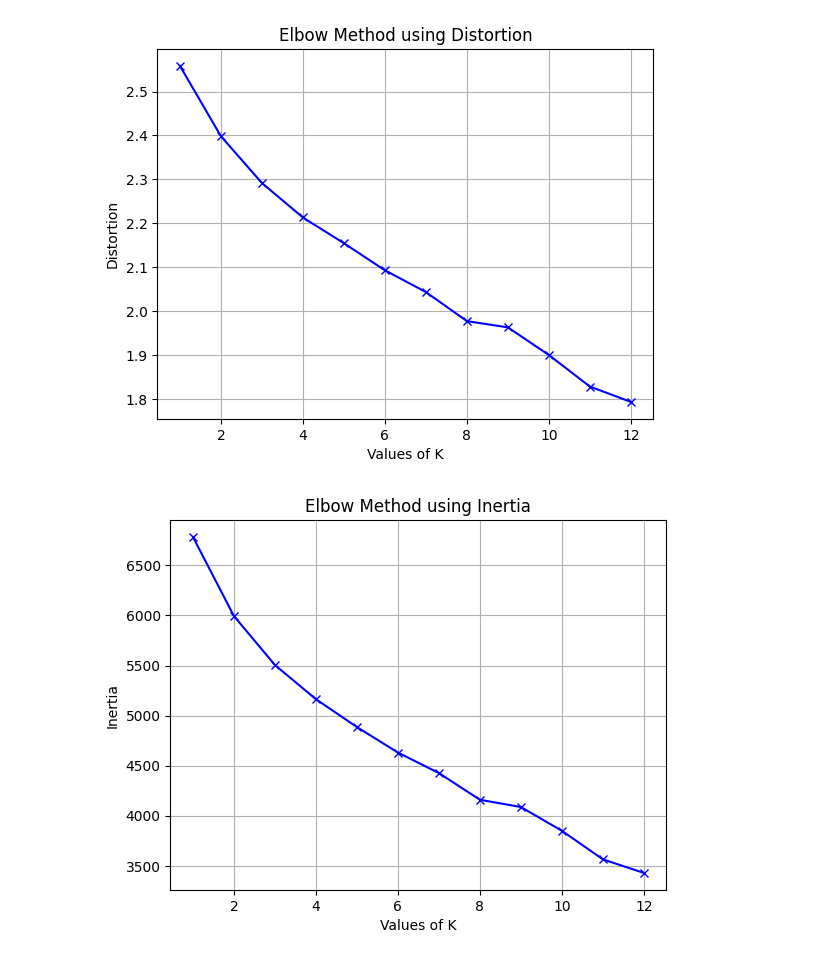
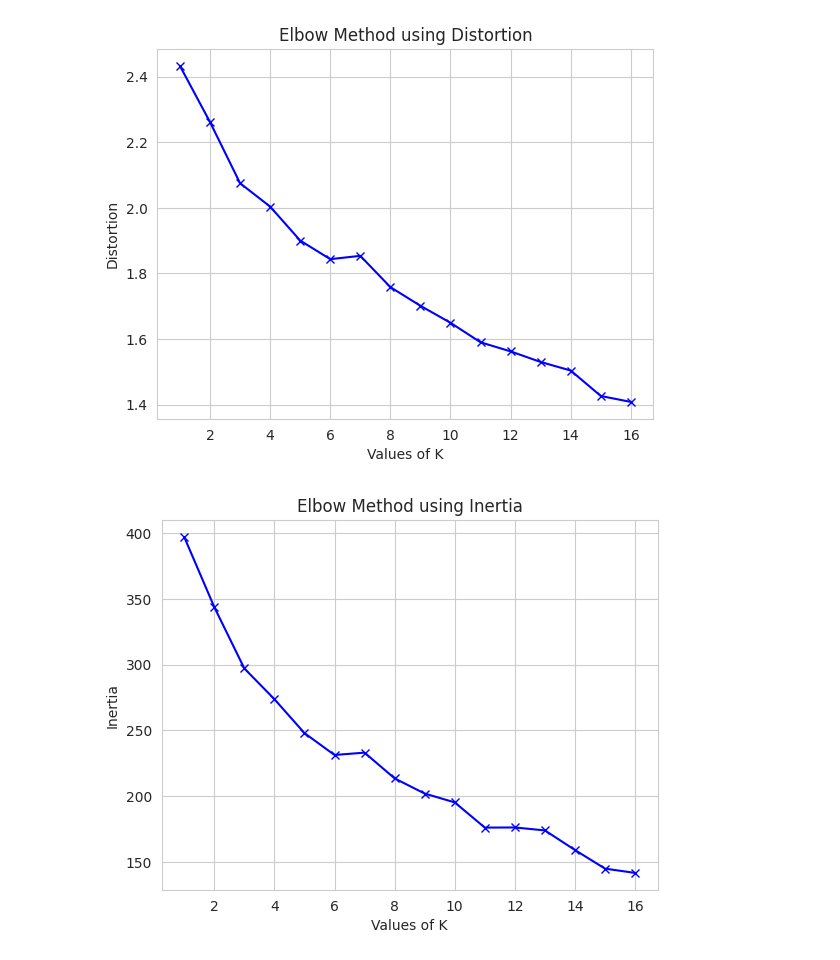
Before and after one commit to EngenhariaSoftwarePUCRS/Inteligencia_Artificial, a Jupyter notebook: Trabalho01/Trabalho01.ipynb, the cells around one changed output. Saved outputs shown, nothing was run; the diff lists cells and outputs as text; code cells hidden in the pictures.

Commit message:
Trabalho - Testing Minimum Dataset

```diff
--- a/Trabalho01/Trabalho01.ipynb
+++ b/Trabalho01/Trabalho01.ipynb
@@ -21,10 +21,6 @@ from typing import Annotated, Literal
 # %%
 # This block contains the dataset initial import and column names
 targetClass = "Outcome"
-X_GANHOU = 'X Ganhou'
-O_GANHOU = 'O Ganhou'
-VELHA = 'Deu Velha'
-TEM_JOGO = 'Tem Jogo'
 columnNames = [
     "Top-Left", "Top-Middle", "Top-Right",
     "Middle-Left", "Middle-Middle", "Middle-Right",
@@ -32,6 +28,6 @@ columnNames = [
     targetClass,
 ]
 dataset = pd.read_csv(
-    "tic-tac-toe-new.data",
+    "tic-tac-toe-minimum.data",
     names=columnNames,
 )
@@ -292,8 +266,8 @@ distortions = []
 # Inércia: Distância dos dados até o centróide mais próximos
 inertias = []
 
-# Testando valores de 2 a 100 para o número de clusters
-K = range(1, 12 + 1)
+# Testando valores de 1 a 16 para o número de clusters
+K = range(1, 16 + 1)
 
 for k in K:
     # Executando o K-Means para cada valor de k
@@ -303,35 +277,35 @@ for k in K:
     # Calcula a distância de cada ponto de X ao centróide
     distancias = cdist(X, kmeanModel.cluster_centers_, 'euclidean')
 
     soma = 0
     for item in distancias:
         soma += min(item)
     coesao = soma / len(distancias)
 
     distortions.append(coesao)
     inertias.append(kmeanModel.inertia_)
 
 
 # Plotting the distortion
 plt.plot(K, distortions, 'bx-')
 plt.xlabel('Values of K')
 plt.ylabel('Distortion')
 plt.title('Elbow Method using Distortion')
 plt.grid(True)
 plt.show()
 
 print()
 
 # Plotting the inertia
 plt.plot(K, inertias, 'bx-')
 plt.xlabel('Values of K')
 plt.ylabel('Inertia')
 plt.title('Elbow Method using Inertia')
 plt.grid(True)
 plt.show()
 # %% [output]
-[figure, old version]
+[figure, new version]
-[figure, old version]
+[figure, new version]
 # %%
 X = dataset.drop(columns=[targetClass]).values
 x_ganhou = dataset.loc[dataset[targetClass] == X_GANHOU]
```
Also changed, not shown: parts of 13 cells of this notebook.
